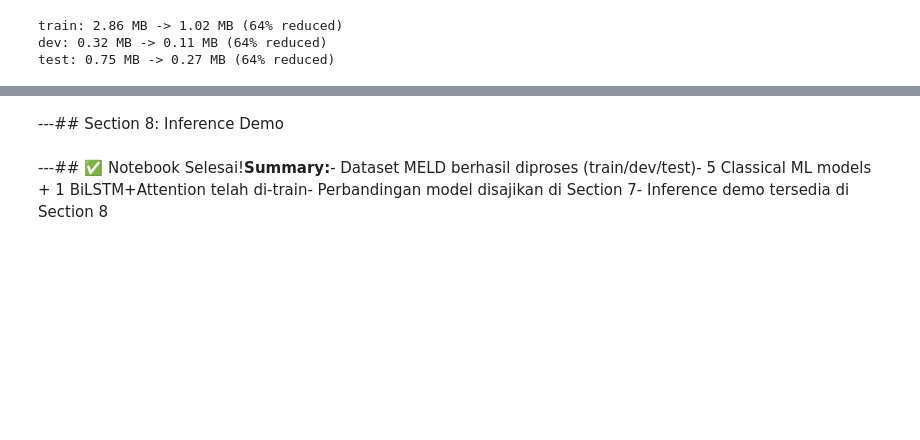
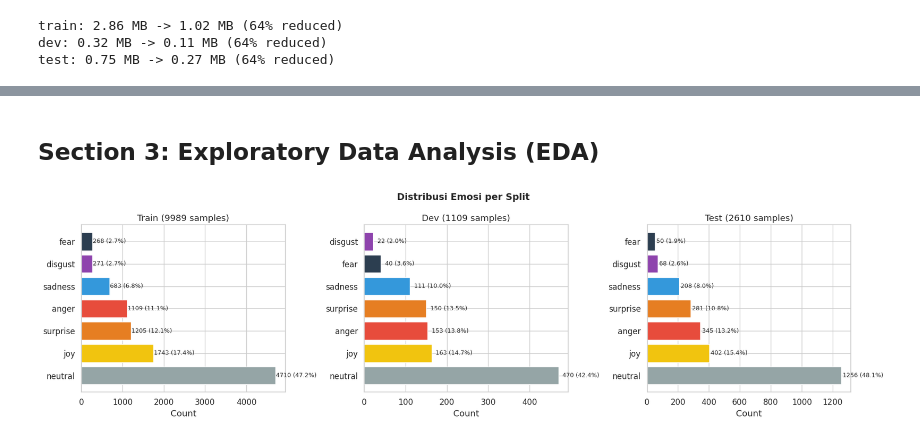
Before and after one commit to Dapbyte/satria-data-kaggle, a Jupyter notebook: satria-data-try.ipynb, the cells around one changed output, grey strips where cells are left out. Cells and saved outputs as stored; diff of their text form; code cells hidden in the pictures; blank space fills up the shorter version.

Commit message:
Kaggle Notebook | SATRIA DATA_TRY | Version 11 - Tested

```diff
--- a/satria-data-try.ipynb
+++ b/satria-data-try.ipynb
@@ -279,2 +276,0 @@ test: 0.75 MB -> 0.27 MB (64% reduced)
-# %% [markdown]
----## Section 8: Inference Demo
@@ -285,2 +277,19 @@ test: 0.75 MB -> 0.27 MB (64% reduced)
-# %% [markdown]
----## ✅ Notebook Selesai!**Summary:**- Dataset MELD berhasil diproses (train/dev/test)- 5 Classical ML models + 1 BiLSTM+Attention telah di-train- Perbandingan model disajikan di Section 7- Inference demo tersedia di Section 8
+# %% [markdown]
+## Section 3: Exploratory Data Analysis (EDA)
+# %%
+# === 3.1 Distribusi Emosi ===
+fig, axes = plt.subplots(1, 3, figsize=(18, 5))
+for ax, (name, df) in zip(axes, [('Train', df_train), ('Dev', df_dev), ('Test', df_test)]):
+    if df is not None and 'Emotion' in df.columns:
+        counts = df['Emotion'].value_counts()
+        colors = [EMOTION_COLORS.get(e, '#999') for e in counts.index]
+        ax.barh(counts.index, counts.values, color=colors)
+        ax.set_title(f'{name} ({len(df)} samples)')
+        ax.set_xlabel('Count')
+        for i, v in enumerate(counts.values):
+            ax.text(v + 10, i, f'{v} ({v/len(df)*100:.1f}%)', va='center', fontsize=9)
+plt.suptitle('Distribusi Emosi per Split', fontsize=14, fontweight='bold')
+plt.tight_layout()
+plt.show()
+# %% [output]
+[figure, added]
```
Also changed, not shown: parts of 52 cells of this notebook.
